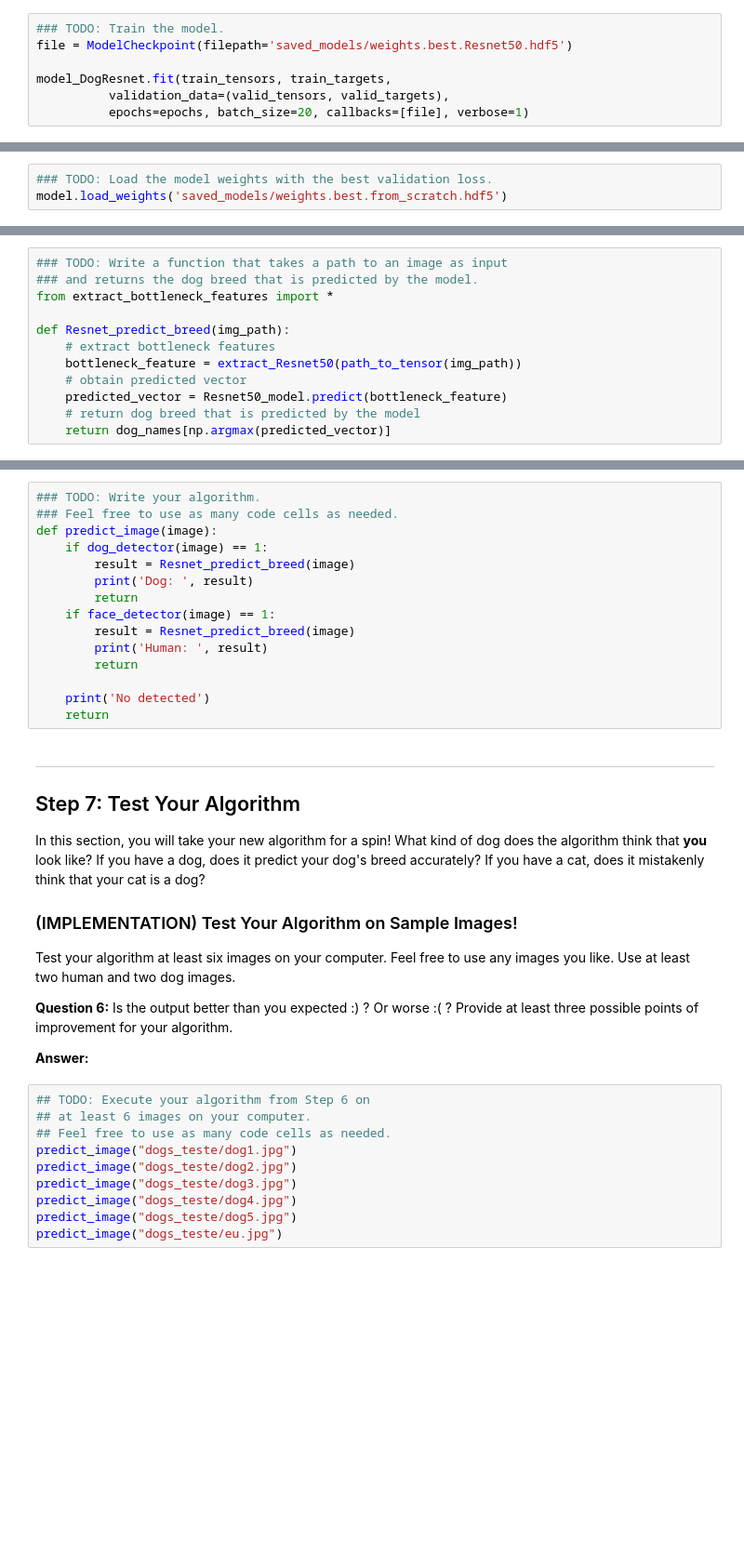
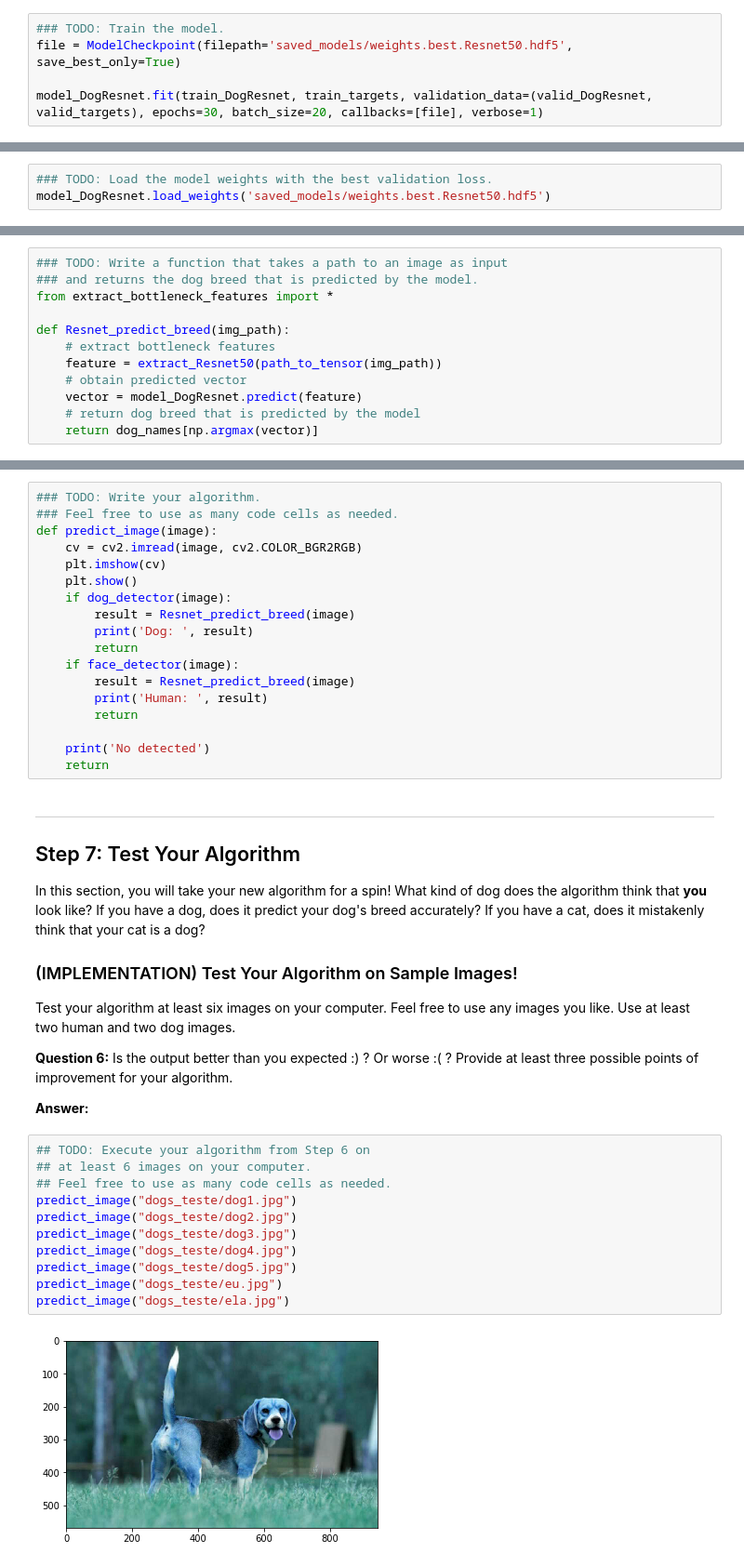
Before and after one commit to MarlonJhow/dog-project, a Jupyter notebook: dog_app.ipynb, the cells around one changed output, grey strips where cells are left out. Shown at 93% size. Saved outputs shown, nothing was run; the diff lists cells and outputs as text; blank space fills up the shorter version.

```diff
--- a/dog_app.ipynb
+++ b/dog_app.ipynb
@@ -549,8 +628,6 @@ Train your model in the code cell below.  Use model checkpointing to save the mo
 You are welcome to [augment the training data](https://blog.keras.io/building-powerful-image-classification-models-using-very-little-data.html), but this is not a requirement.
 # %%
 ### TODO: Train the model.
-file = ModelCheckpoint(filepath='saved_models/weights.best.Resnet50.hdf5')
+file = ModelCheckpoint(filepath='saved_models/weights.best.Resnet50.hdf5', save_best_only=True)
 
-model_DogResnet.fit(train_tensors, train_targets,
-          validation_data=(valid_tensors, valid_targets),
-          epochs=epochs, batch_size=20, callbacks=[file], verbose=1)
+model_DogResnet.fit(train_DogResnet, train_targets, validation_data=(valid_DogResnet, valid_targets), epochs=30, batch_size=20, callbacks=[file], verbose=1)
@@ -558,7 +654,7 @@ model_DogResnet.fit(train_tensors, train_targets,
 ### (IMPLEMENTATION) Load the Model with the Best Validation Loss
 # %%
 ### TODO: Load the model weights with the best validation loss.
-model.load_weights('saved_models/weights.best.from_scratch.hdf5')
+model_DogResnet.load_weights('saved_models/weights.best.Resnet50.hdf5')
 # %% [markdown]
 ### (IMPLEMENTATION) Test the Model
 
@@ -592,11 +690,11 @@ from extract_bottleneck_features import *
 
 def Resnet_predict_breed(img_path):
     # extract bottleneck features
-    bottleneck_feature = extract_Resnet50(path_to_tensor(img_path))
+    feature = extract_Resnet50(path_to_tensor(img_path))
     # obtain predicted vector
-    predicted_vector = Resnet50_model.predict(bottleneck_feature)
+    vector = model_DogResnet.predict(feature)
     # return dog breed that is predicted by the model
-    return dog_names[np.argmax(predicted_vector)]
+    return dog_names[np.argmax(vector)]
 # %% [markdown]
 ---
 <a id='step6'></a>
@@ -619,11 +717,14 @@ Some sample output for our algorithm is provided below, but feel free to design
 ### TODO: Write your algorithm.
 ### Feel free to use as many code cells as needed.
 def predict_image(image):
-    if dog_detector(image) == 1:
+    cv = cv2.imread(image, cv2.COLOR_BGR2RGB)
+    plt.imshow(cv)
+    plt.show()
+    if dog_detector(image):
         result = Resnet_predict_breed(image)
         print('Dog: ', result)
         return
-    if face_detector(image) == 1:
+    if face_detector(image):
         result = Resnet_predict_breed(image)
         print('Human: ', result)
         return
@@ -647,10 +748,13 @@ __Answer:__
 # %%
 ## TODO: Execute your algorithm from Step 6 on
 ## at least 6 images on your computer.
 ## Feel free to use as many code cells as needed.
 predict_image("dogs_teste/dog1.jpg")
 predict_image("dogs_teste/dog2.jpg")
 predict_image("dogs_teste/dog3.jpg")
 predict_image("dogs_teste/dog4.jpg")
 predict_image("dogs_teste/dog5.jpg")
 predict_image("dogs_teste/eu.jpg")
+predict_image("dogs_teste/ela.jpg")
+# %% [output]
+[figure, added]
```
Also changed, not shown: parts of 16 cells of this notebook, 7 other files.
